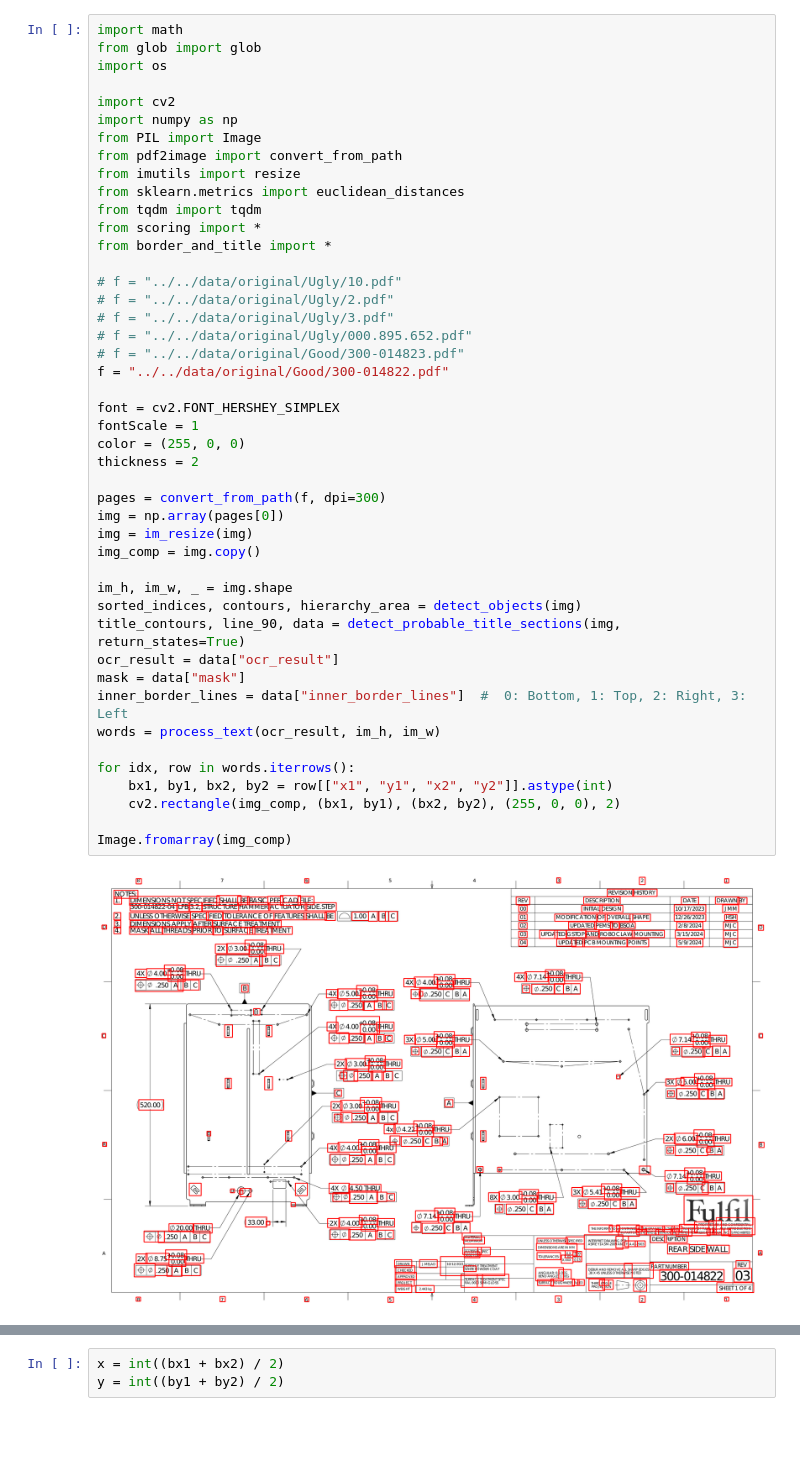
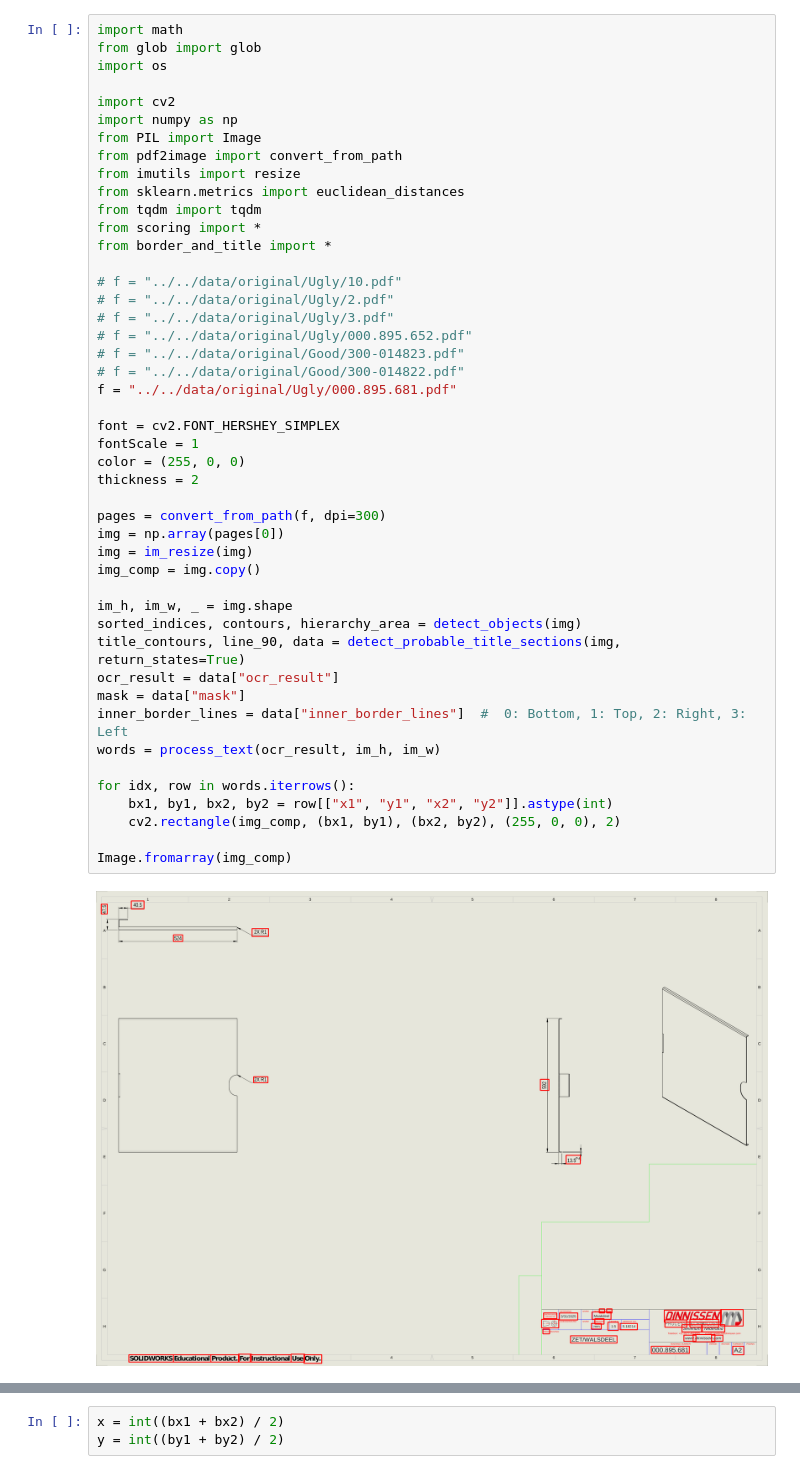
Before and after one commit to sadidul012/mechanical-drawing-scoring, a Jupyter notebook: notebooks/detect-tight-boxes/text_in_closed_area.ipynb, the cells around one changed output, grey strips where cells are left out. Saved outputs shown, nothing was run; the diff lists cells and outputs as text; blank space fills up the shorter version.

```diff
--- a/notebooks/detect-tight-boxes/text_in_closed_area.ipynb
+++ b/notebooks/detect-tight-boxes/text_in_closed_area.ipynb
@@ -16,35 +16,36 @@ from border_and_title import *
 # f = "../../data/original/Ugly/10.pdf"
 # f = "../../data/original/Ugly/2.pdf"
 # f = "../../data/original/Ugly/3.pdf"
 # f = "../../data/original/Ugly/000.895.652.pdf"
 # f = "../../data/original/Good/300-014823.pdf"
-f = "../../data/original/Good/300-014822.pdf"
+# f = "../../data/original/Good/300-014822.pdf"
+f = "../../data/original/Ugly/000.895.681.pdf"
 
 font = cv2.FONT_HERSHEY_SIMPLEX
 fontScale = 1
 color = (255, 0, 0)
 thickness = 2
 
 pages = convert_from_path(f, dpi=300)
 img = np.array(pages[0])
 img = im_resize(img)
 img_comp = img.copy()
 
 im_h, im_w, _ = img.shape
 sorted_indices, contours, hierarchy_area = detect_objects(img)
 title_contours, line_90, data = detect_probable_title_sections(img, return_states=True)
 ocr_result = data["ocr_result"]
 mask = data["mask"]
 inner_border_lines = data["inner_border_lines"]  #  0: Bottom, 1: Top, 2: Right, 3: Left
 words = process_text(ocr_result, im_h, im_w)
 
 for idx, row in words.iterrows():
     bx1, by1, bx2, by2 = row[["x1", "y1", "x2", "y2"]].astype(int)
     cv2.rectangle(img_comp, (bx1, by1), (bx2, by2), (255, 0, 0), 2)
 
 Image.fromarray(img_comp)
 # %% [output]
-[figure, old version]
+[figure, new version]
 # %%
 Image.fromarray(mask)
 # %% [output]
```
Also changed, not shown: parts of 5 cells of this notebook, 16 other files.
